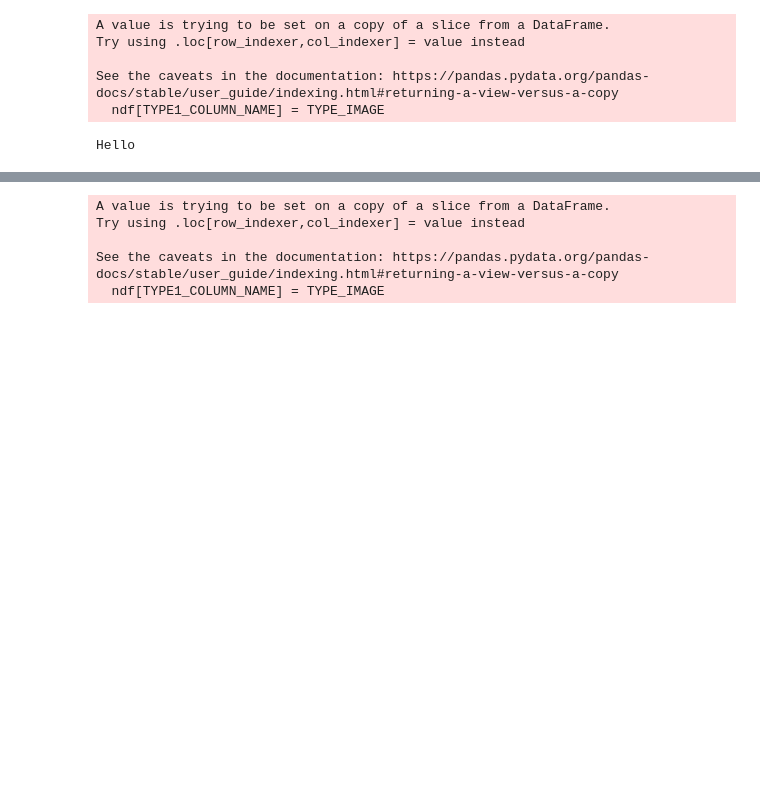
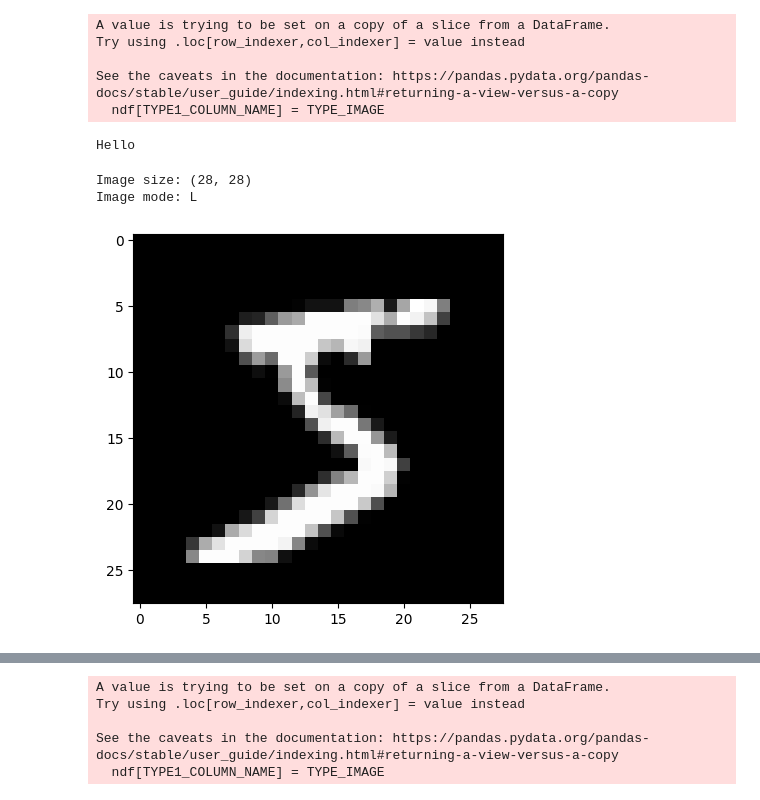
Before and after one commit to Dmitrii975/Multimodal-Experiment, a Jupyter notebook: temp.ipynb, the cells around one changed output, grey strips where cells are left out. Saved outputs shown, nothing was run; the diff lists cells and outputs as text; code cells hidden in the pictures; blank space fills up the shorter version.

```diff
--- a/temp.ipynb
+++ b/temp.ipynb
@@ -304,0 +308,26 @@ Hello
+# %%
+df = pd.read_parquet('data/mnist/train-00000-of-00001.parquet')
+# %%
+from PIL import Image
+import io
+import matplotlib.pyplot as plt
+
+def bytes_to_image(bytes_data):
+    """Convert bytes data to PIL Image"""
+    return Image.open(io.BytesIO(bytes_data))
+
+# Usage example
+image_data = df.iloc[0]['image']
+
+# Convert to PIL Image
+pil_image = bytes_to_image(image_data['bytes'])
+print(f"Image size: {pil_image.size}")
+print(f"Image mode: {pil_image.mode}")
+
+# Display the image
+plt.imshow(pil_image, cmap='gray')
+plt.show()
+# %% [output]
+Image size: (28, 28)
+Image mode: L
+[figure, added]
```
Also changed, not shown: parts of 12 cells of this notebook, 4 other files.
